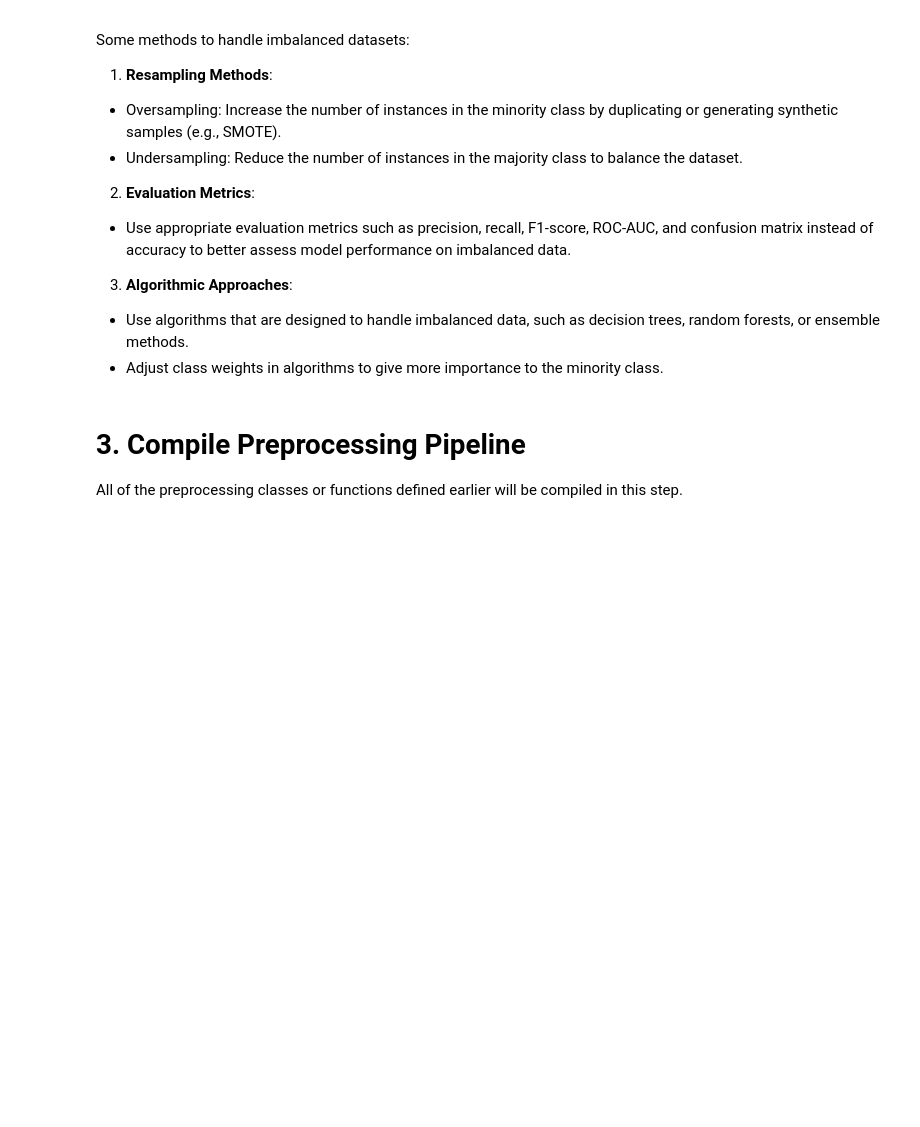
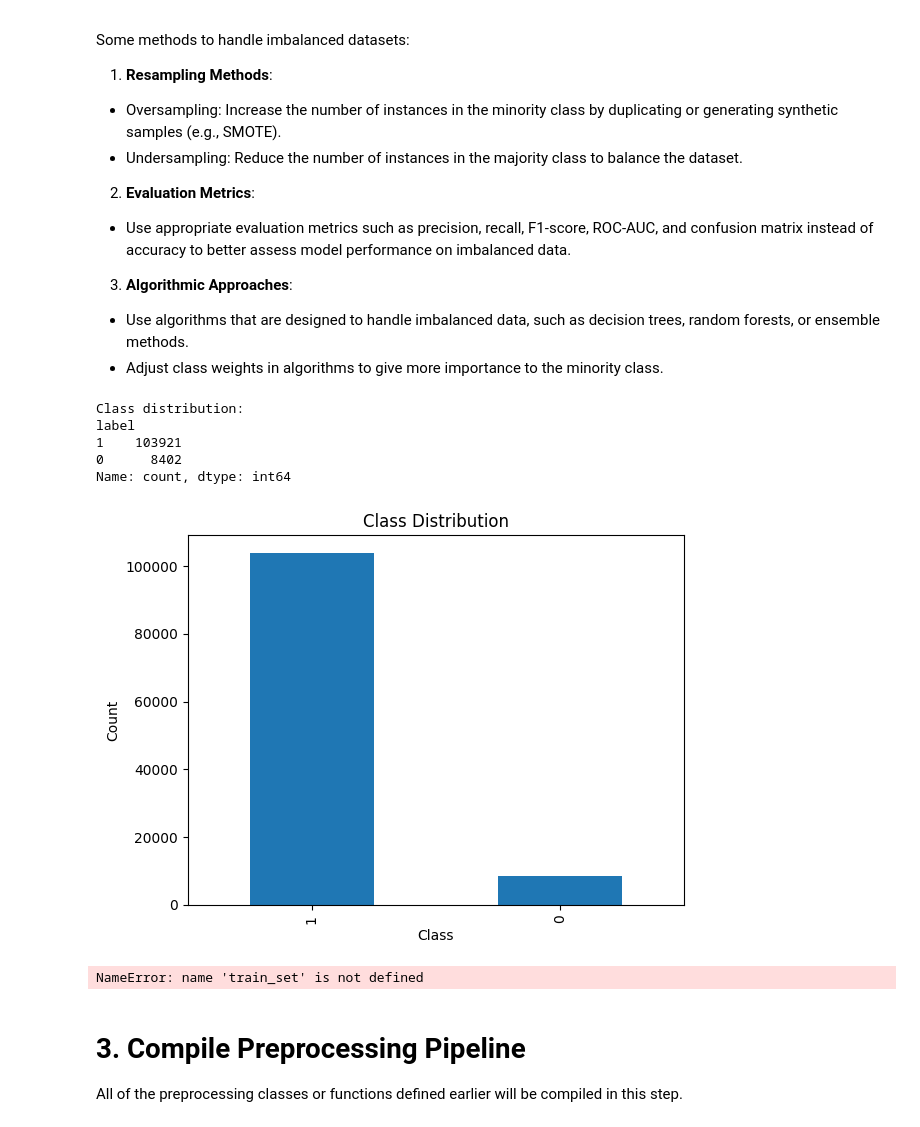
Before and after one commit to aththariq/Tubes2_AI, a Jupyter notebook: src/IF3070 DAI Tugas Besar 2 Notebook Template.ipynb, the cells around one changed output. Saved outputs shown, nothing was run; the diff lists cells and outputs as text; code cells hidden in the pictures; blank space fills up the shorter version.

```diff
--- a/src/IF3070 DAI Tugas Besar 2 Notebook Template.ipynb
+++ b/src/IF3070 DAI Tugas Besar 2 Notebook Template.ipynb
@@ -621,6 +621,38 @@ Some methods to handle imbalanced datasets:
 
  - Use algorithms that are designed to handle imbalanced data, such as decision trees, random forests, or ensemble methods.
  - Adjust class weights in algorithms to give more importance to the minority class.
+# %%
+# Periksa distribusi kelas
+print("Class distribution:")
+print(train_set['label'].value_counts())
+
+# Visualisasi distribusi kelas
+import matplotlib.pyplot as plt
+train_set['label'].value_counts().plot(kind='bar', title='Class Distribution')
+plt.xlabel('Class')
+plt.ylabel('Count')
+plt.show()
+# %% [output]
+Class distribution:
+label
+1    103921
+0      8402
+Name: count, dtype: int64
+[figure, added]
+# %%
+from imblearn.over_sampling import SMOTE
+
+X_train = train_set.drop(columns=['label'])
+y_train = train_set['label']
+
+smote = SMOTE(random_state=42)
+X_resampled, y_resampled = smote.fit_resample(X_train, y_train)
+
+import pandas as pd
+print("Class distribution after SMOTE:")
+print(pd.Series(y_resampled).value_counts())
+# %% [output]
+NameError: name 'train_set' is not defined
 # %% [markdown]
 # 3. Compile Preprocessing Pipeline
 
```
